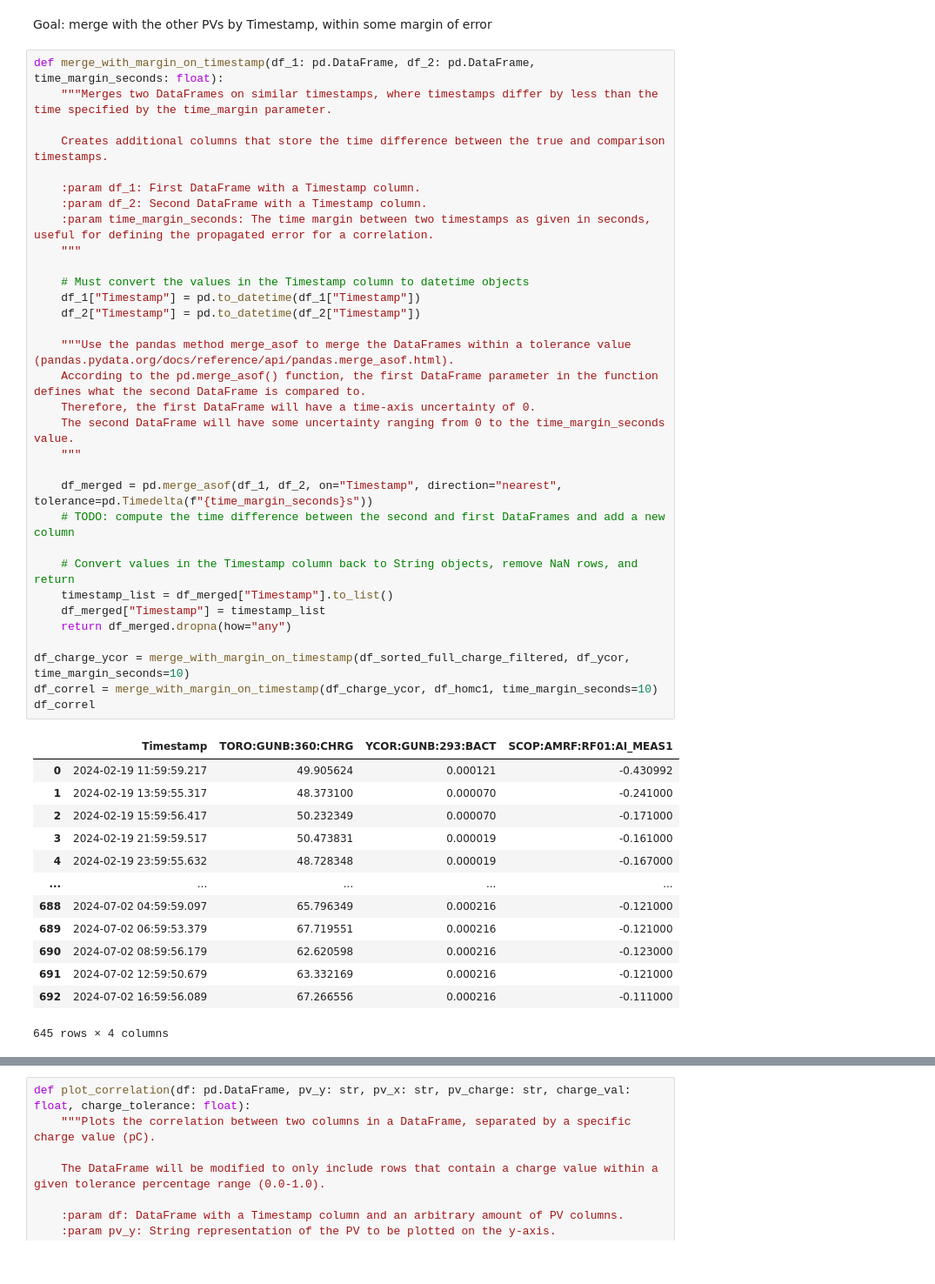
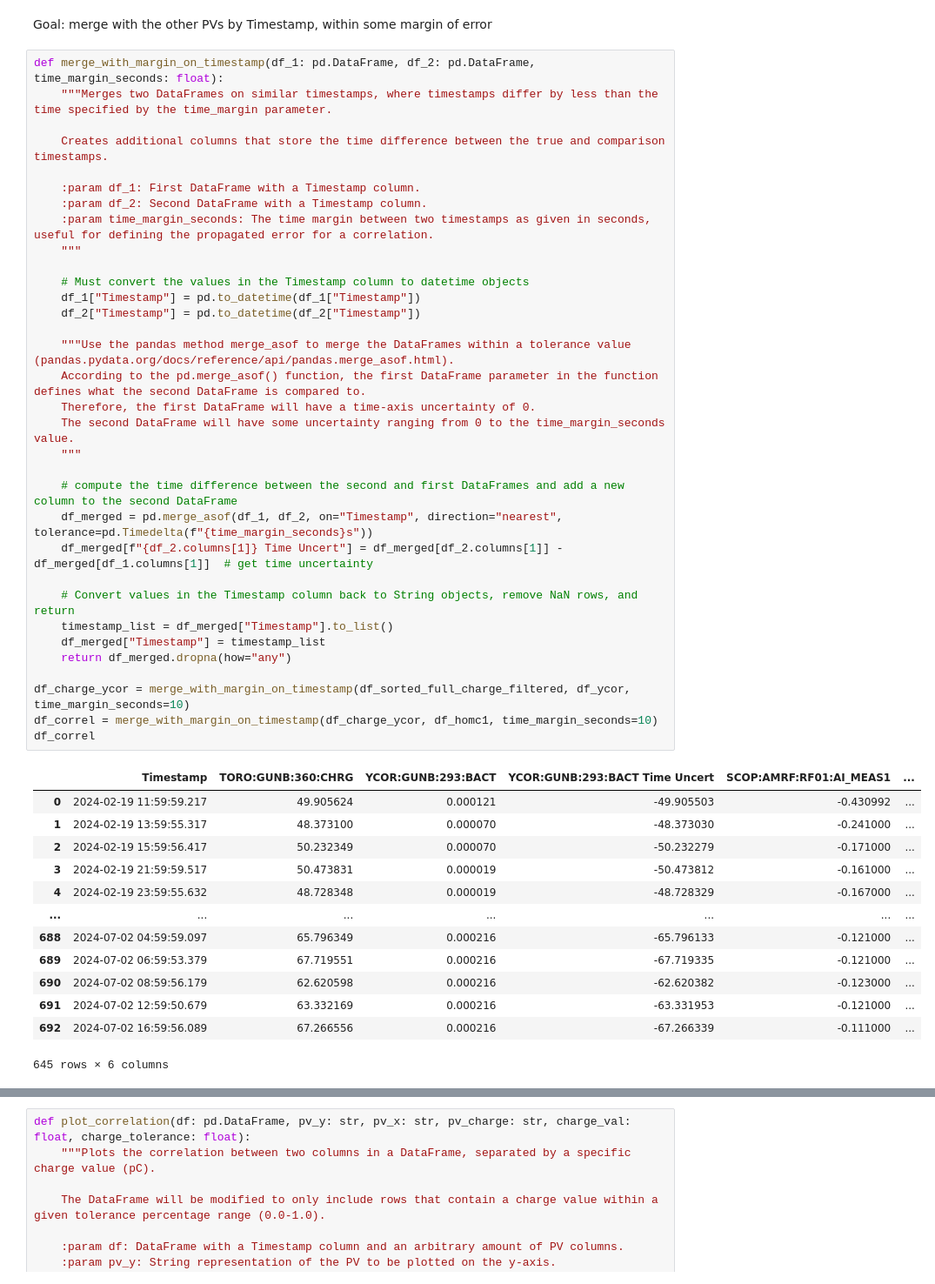
Before and after one commit to jpgtordilla/hombom24, a Jupyter notebook: archive-analysis/lcls-tools-plots/charge_separated_plots/develop_epics_archiver_filter.ipynb, the cells around one changed output, grey strips where cells are left out. Shown at 87% size. Drawn from its saved outputs; the diff is of its cells as text.

Commit message:
added uncertainty column

```diff
--- a/archive-analysis/lcls-tools-plots/charge_separated_plots/develop_epics_archiver_filter.ipynb
+++ b/archive-analysis/lcls-tools-plots/charge_separated_plots/develop_epics_archiver_filter.ipynb
@@ -88,45 +88,46 @@ def merge_with_margin_on_timestamp(df_1: pd.DataFrame, df_2: pd.DataFrame, time_
     """Merges two DataFrames on similar timestamps, where timestamps differ by less than the time specified by the time_margin parameter.
 
     Creates additional columns that store the time difference between the true and comparison timestamps.
 
     :param df_1: First DataFrame with a Timestamp column.
     :param df_2: Second DataFrame with a Timestamp column.
     :param time_margin_seconds: The time margin between two timestamps as given in seconds, useful for defining the propagated error for a correlation.
     """
 
     # Must convert the values in the Timestamp column to datetime objects
     df_1["Timestamp"] = pd.to_datetime(df_1["Timestamp"])
     df_2["Timestamp"] = pd.to_datetime(df_2["Timestamp"])
 
     """Use the pandas method merge_asof to merge the DataFrames within a tolerance value (pandas.pydata.org/docs/reference/api/pandas.merge_asof.html).
     According to the pd.merge_asof() function, the first DataFrame parameter in the function defines what the second DataFrame is compared to.
     Therefore, the first DataFrame will have a time-axis uncertainty of 0.
     The second DataFrame will have some uncertainty ranging from 0 to the time_margin_seconds value.
     """
 
+    # compute the time difference between the second and first DataFrames and add a new column to the second DataFrame
     df_merged = pd.merge_asof(df_1, df_2, on="Timestamp", direction="nearest", tolerance=pd.Timedelta(f"{time_margin_seconds}s"))
-    # TODO: compute the time difference between the second and first DataFrames and add a new column
+    df_merged[f"{df_2.columns[1]} Time Uncert"] = df_merged[df_2.columns[1]] - df_merged[df_1.columns[1]]  # get time uncertainty
 
     # Convert values in the Timestamp column back to String objects, remove NaN rows, and return
     timestamp_list = df_merged["Timestamp"].to_list()
     df_merged["Timestamp"] = timestamp_list
     return df_merged.dropna(how="any")
 
 df_charge_ycor = merge_with_margin_on_timestamp(df_sorted_full_charge_filtered, df_ycor, time_margin_seconds=10)
 df_correl = merge_with_margin_on_timestamp(df_charge_ycor, df_homc1, time_margin_seconds=10)
 df_correl
 # %% [output]
-|  | Timestamp | TORO:GUNB:360:CHRG | YCOR:GUNB:293:BACT | SCOP:AMRF:RF01:AI_MEAS1 |
-| 0 | 2024-02-19 11:59:59.217 | 49.905624 | 0.000121 | -0.430992 |
-| 1 | 2024-02-19 13:59:55.317 | 48.373100 | 0.000070 | -0.241000 |
-| 2 | 2024-02-19 15:59:56.417 | 50.232349 | 0.000070 | -0.171000 |
-| 3 | 2024-02-19 21:59:59.517 | 50.473831 | 0.000019 | -0.161000 |
-| 4 | 2024-02-19 23:59:55.632 | 48.728348 | 0.000019 | -0.167000 |
-| ... | ... | ... | ... | ... |
-| 688 | 2024-07-02 04:59:59.097 | 65.796349 | 0.000216 | -0.121000 |
-| 689 | 2024-07-02 06:59:53.379 | 67.719551 | 0.000216 | -0.121000 |
-| 690 | 2024-07-02 08:59:56.179 | 62.620598 | 0.000216 | -0.123000 |
-| 691 | 2024-07-02 12:59:50.679 | 63.332169 | 0.000216 | -0.121000 |
-| 692 | 2024-07-02 16:59:56.089 | 67.266556 | 0.000216 | -0.111000 |
+|  | Timestamp | TORO:GUNB:360:CHRG | YCOR:GUNB:293:BACT | YCOR:GUNB:293:BACT Time Uncert | SCOP:AMRF:RF01:AI_MEAS1 | ... |
+| 0 | 2024-02-19 11:59:59.217 | 49.905624 | 0.000121 | -49.905503 | -0.430992 | ... |
+| 1 | 2024-02-19 13:59:55.317 | 48.373100 | 0.000070 | -48.373030 | -0.241000 | ... |
+| 2 | 2024-02-19 15:59:56.417 | 50.232349 | 0.000070 | -50.232279 | -0.171000 | ... |
+| 3 | 2024-02-19 21:59:59.517 | 50.473831 | 0.000019 | -50.473812 | -0.161000 | ... |
+| 4 | 2024-02-19 23:59:55.632 | 48.728348 | 0.000019 | -48.728329 | -0.167000 | ... |
+| ... | ... | ... | ... | ... | ... | ... |
+| 688 | 2024-07-02 04:59:59.097 | 65.796349 | 0.000216 | -65.796133 | -0.121000 | ... |
+| 689 | 2024-07-02 06:59:53.379 | 67.719551 | 0.000216 | -67.719335 | -0.121000 | ... |
+| 690 | 2024-07-02 08:59:56.179 | 62.620598 | 0.000216 | -62.620382 | -0.123000 | ... |
+| 691 | 2024-07-02 12:59:50.679 | 63.332169 | 0.000216 | -63.331953 | -0.121000 | ... |
+| 692 | 2024-07-02 16:59:56.089 | 67.266556 | 0.000216 | -67.266339 | -0.111000 | ... |
-645 rows × 4 columns
+645 rows × 6 columns
 # %% [markdown]
```
Also changed, not shown: parts of 1 cell of this notebook.
